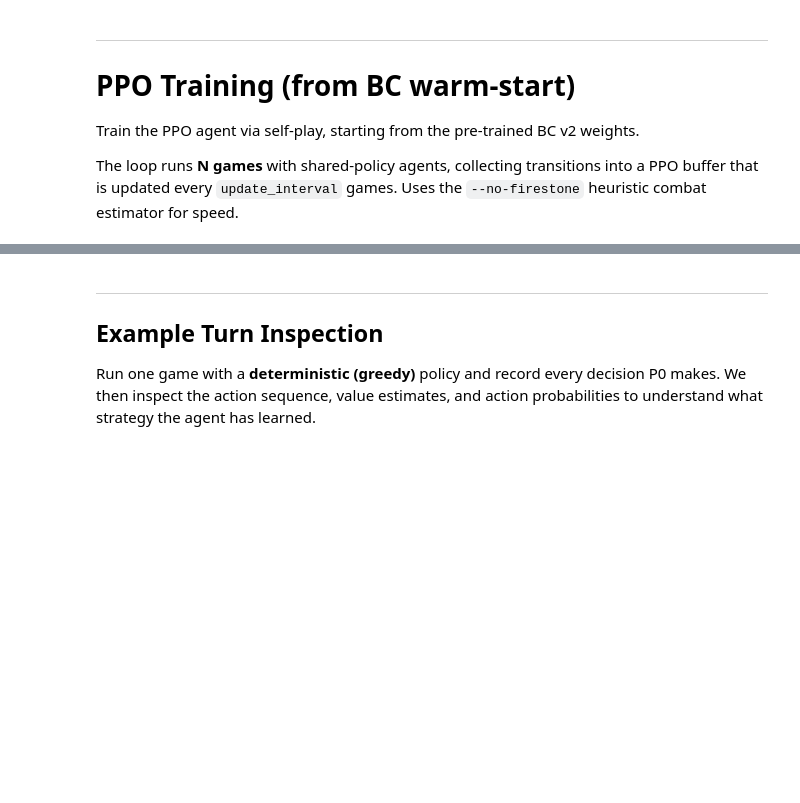
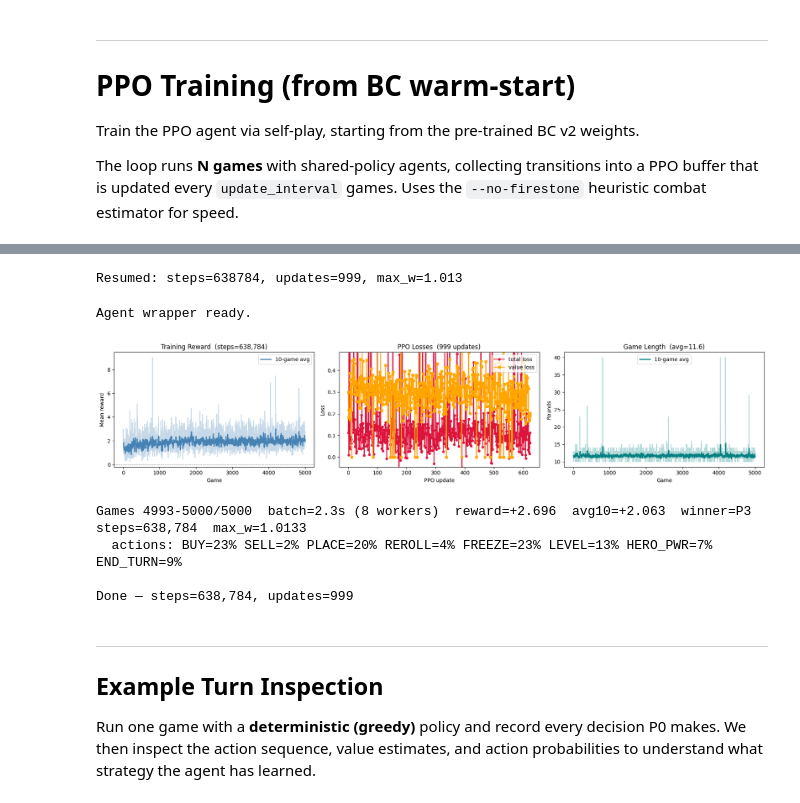
Before and after one commit to coenvdm/bg-agent, a Jupyter notebook: explore.ipynb, the cells around one changed output, grey strips where cells are left out. Drawn from its saved outputs; the diff is of its cells as text; code cells hidden in the pictures; blank space fills up the shorter version.

```diff
--- a/explore.ipynb
+++ b/explore.ipynb
@@ -1214,7 +1217,7 @@ def _make_fresh_policy():
 def _make_ppo_trainer(policy):
     cfg = PPOConfig(
         lr=3e-5, gamma=0.99, gae_lambda=0.95,
-        clip_eps=0.10, value_coef=0.5, entropy_coef=0.01,
+        clip_eps=0.10, value_coef=0.5, entropy_coef=0.05,
         n_epochs=4, batch_size=512, device=DEVICE,
     )
     return PPOTrainer(policy, cfg)
@@ -1241,6 +1244,8 @@ if PPO_PATH.exists():
 else:
     max_w = max(p.abs().max().item() for p in policy_train.parameters())
     print(f'No checkpoint — starting from step 0, max_w={max_w:.4f}')
+# %% [output]
+Resumed: steps=638784, updates=999, max_w=1.013
 # %%
 ACTION_NAMES = ['BUY', 'SELL', 'PLACE', 'REROLL', 'FREEZE', 'LEVEL', 'HERO_PWR', 'END_TURN']
 
@@ -1272,6 +1277,12 @@ class _Agent:
         self._cached_ptr_mask = build_pointer_mask(ps, type_idx).numpy()
         return type_idx, ptr_idx
 
+    def record_transition_precomputed(self, obs, ta, pa, reward, done, log_prob, value, type_mask, ptr_mask):
+        """Batched-path entry: masks arrive pre-computed, cache them before delegating."""
+        self._cached_type_mask = type_mask
+        self._cached_ptr_mask  = ptr_mask
+        self.record_transition(obs, ta, pa, reward, done)
+
     def record_transition(self, obs, ta, pa, reward, done):
         if obs is None:
             return
@@ -1285,13 +1296,16 @@ class _Agent:
         )
 
 print('Agent wrapper ready.')
+# %% [output]
+Agent wrapper ready.
 # %%
 ACTION_NAMES = ["BUY","SELL","PLACE","REROLL","FREEZE","LEVEL","HERO_PWR","END_TURN"]
-N_GAMES         = 1500   # games per cell execution; re-run to train further
+N_GAMES         = 5000   # games per cell execution; re-run to train further
 N_WORKERS       = 8     # parallel workers — increase on machines with more CPU cores
 UPDATE_INTERVAL = 8     # PPO update every N completed games — must equal N_WORKERS
                         # (batch always adds N_WORKERS games; the > check fires once per batch)
 BACKUP_EVERY    = 5     # save a backup checkpoint every N updates
+SNAPSHOT_EVERY  = 10    # add a policy snapshot to the opponent pool every N updates
 
 # Seed offset so re-runs use fresh game seeds automatically
 _seed_offset = ppo_trainer.total_steps
@@ -1304,7 +1318,8 @@ if 'best_avg10'    not in dir() or not isinstance(best_avg10,    float): best_av
 if 'ppo_losses'    not in dir() or not isinstance(ppo_losses,    list): ppo_losses    = []
 if 'ppo_values'    not in dir() or not isinstance(ppo_values,    list): ppo_values    = []
 if 'game_lengths'  not in dir() or not isinstance(game_lengths,  list): game_lengths  = []
-if 'action_counts' not in dir() or not isinstance(action_counts, dict): action_counts = {}
+if 'action_counts'   not in dir() or not isinstance(action_counts,   dict):  action_counts   = {}
+if 'snapshot_pool'  not in dir() or not isinstance(snapshot_pool,  SnapshotPool): snapshot_pool = SnapshotPool(capacity=20)
 
 
 def _trimmed_ylim(values, lo=5, hi=95, margin=0.15):
@@ -1383,7 +1398,8 @@ with ProcessPoolExecutor(
             _sd = {k: v.detach().cpu().clone() for k, v in policy_train.state_dict().items()}
             _sd_stale = False
 
-        _tasks = [(_sd, _seed_offset + seed_base + i) for i in range(batch_n)]
+        _opp_sd = snapshot_pool.sample()  # None until pool has entries
+        _tasks = [(_sd, _opp_sd, _seed_offset + seed_base + i) for i in range(batch_n)]
 
         _t0 = time.time()
         try:
@@ -1420,33 +1436,41 @@ with ProcessPoolExecutor(
         if (_completed // UPDATE_INTERVAL) > (_prev // UPDATE_INTERVAL):
             if len(ppo_trainer.buffer) > 0:
                 _m = ppo_trainer.update(last_value=0.0)
                 _sd_stale = True
                 _max_w = max(p.abs().max().item() for p in policy_train.parameters())
+                if ppo_trainer.update_count % SNAPSHOT_EVERY == 0:
+                    snapshot_pool.add(policy_train.state_dict())
                 ppo_losses.append(_m.get('total_loss', 0.0))
                 ppo_values.append(_m.get('value_loss', 0.0))
                 ppo_trainer.save_checkpoint(str(PPO_PATH), extra={'game': _completed})
                 if ppo_trainer.update_count % BACKUP_EVERY == 0:
                     ppo_trainer.save_checkpoint(str(PPO_BACKUP_PATH), extra={'game': _completed})
                 _cur_avg10 = float(np.mean(game_rewards[-10:])) if len(game_rewards) >= 10 else float('-inf')
                 if _cur_avg10 > best_avg10:
                     best_avg10 = _cur_avg10
                     ppo_trainer.save_checkpoint('bg_agent_ppo_best.pt', extra={'game': _completed, 'best_avg10': best_avg10})
 
         _live_plot()
         _winner = min(_results[-1][1]['placements'], key=_results[-1][1]['placements'].get)
         _w_warn = '  WARNING: high weights' if _max_w > 2.0 else ''
         _ac_total = sum(action_counts.values()) or 1
         _ac_str = " ".join(f"{ACTION_NAMES[k]}={100*action_counts.get(k,0)/_ac_total:.0f}%" for k in range(len(ACTION_NAMES)))
         print(f"Games {_prev+1:3d}-{_completed:3d}/{N_GAMES}  "
               f"batch={_batch_t:.1f}s ({batch_n} workers)  "
               f"reward={game_rewards[-1]:+.3f}  "
               f"avg10={np.mean(game_rewards[-10:]):+.3f}  "
               f"winner=P{_winner}  "
               f"steps={ppo_trainer.total_steps:,}  "
               f"max_w={_max_w:.4f}{_w_warn}\n"
               f"  actions: {_ac_str}")
 
 print(f"\nDone — steps={ppo_trainer.total_steps:,}, updates={ppo_trainer.update_count}")
+# %% [output]
+[figure, added]
+Games 4993-5000/5000  batch=2.3s (8 workers)  reward=+2.696  avg10=+2.063  winner=P3  steps=638,784  max_w=1.0133
+  actions: BUY=23% SELL=2% PLACE=20% REROLL=4% FREEZE=23% LEVEL=13% HERO_PWR=7% END_TURN=9%
+
+Done — steps=638,784, updates=999
 # %%
 fig, axes = plt.subplots(1, 2, figsize=(13, 4))
 
```
Also changed, not shown: parts of 4 cells of this notebook, 4 other files.
